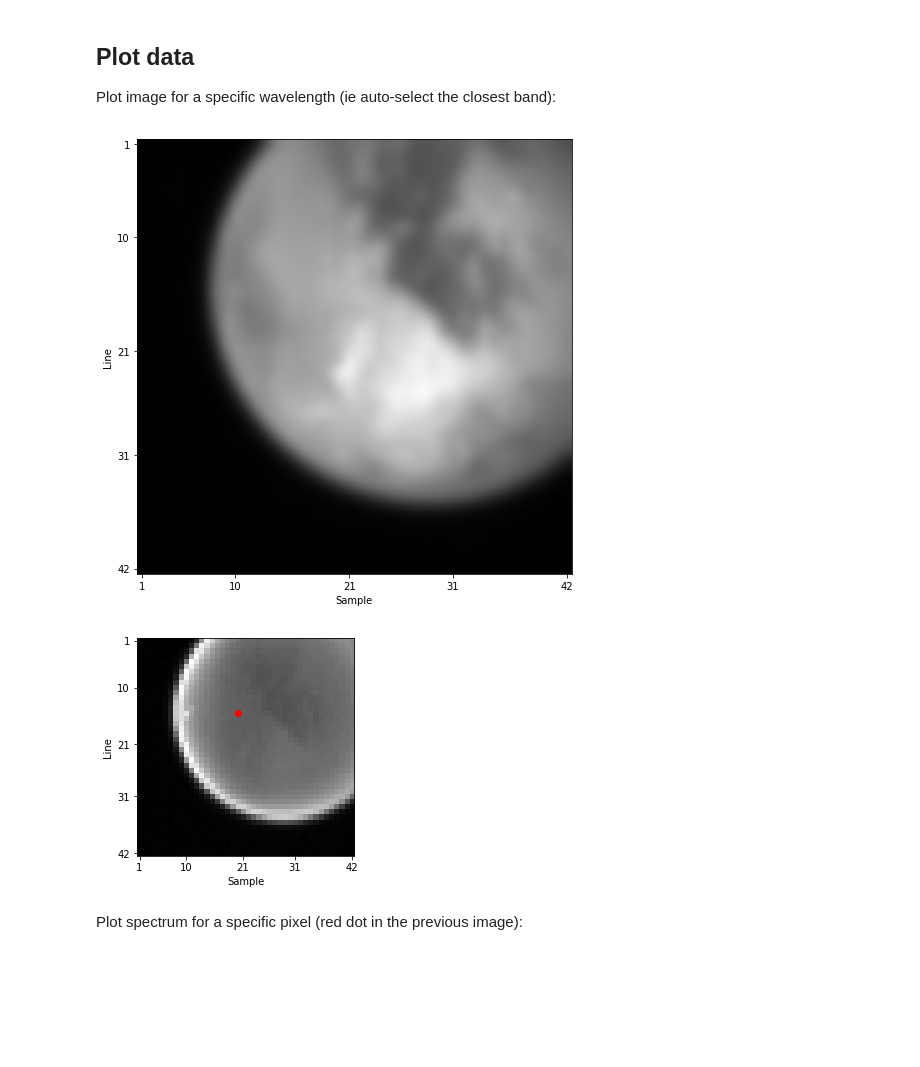
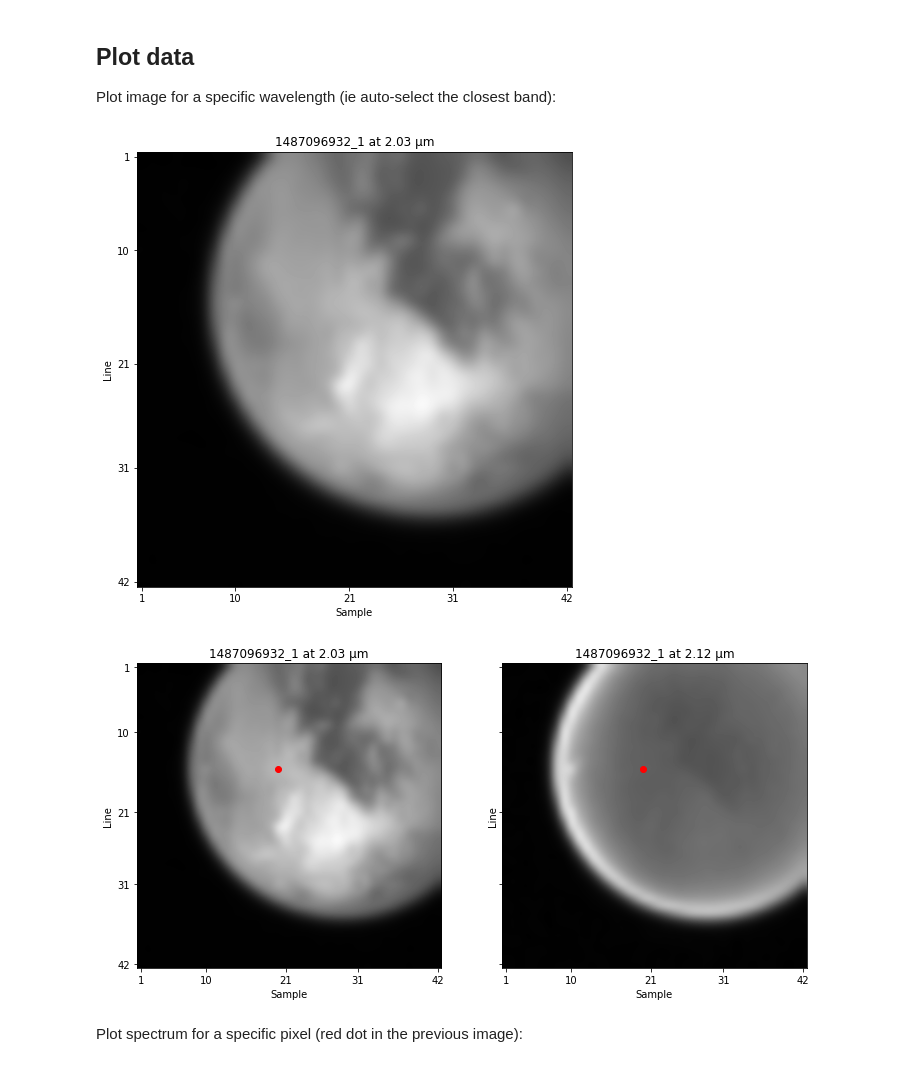
Before and after one commit to seignovert/pyvims, a Jupyter notebook: pyvims.ipynb, the cells around one changed output. Saved outputs shown, nothing was run; the diff lists cells and outputs as text; code cells hidden in the pictures; blank space fills up the shorter version.

Commit message:
Add image plot attribute

```diff
--- a/pyvims.ipynb
+++ b/pyvims.ipynb
@@ -34,6 +36,5 @@ for channel in ['vis', 'ir']:
 # %%
-cube = VIMS('1487096932_1')
-
+cube = VIMS('1487096932_1', root='./')
 cube
 # %% [output]
 VIMS cube: 1487096932_1 [ISIS3]
@@ -76,32 +77,20 @@ Date: 2005/02/14
 ## Plot data
 
 Plot image for a specific wavelength (ie auto-select the closest band):
-# %%
-img = cube.getImg(wvln=2.03)
-
-plt.figure(figsize=(8, 8))
-
-plt.imshow(img, cmap='gray', extent=cube.extent, interpolation='bicubic')
-
-plt.xticks(cube.sticks)
-plt.yticks(cube.lticks)
-
-plt.xlabel('Sample')
-plt.ylabel('Line');
-# %% [output]
-[figure, removed]
-# %%
-plt.imshow(cube.getImg(wvln=2.12), cmap='gray', extent=cube.extent)
-
-plt.plot(20, 15, 'ro')
-
-plt.xticks(cube.sticks)
-plt.yticks(cube.lticks)
-
-plt.xlabel('Sample')
-plt.ylabel('Line');
-# %% [output]
-[figure, removed]
+# %%
+cube.plot_wvln(2.03)
+# %% [output]
+[figure, added]
+# %%
+fig, axes = plt.subplots(1, 2, sharey=True, figsize=(12, 6))
+
+cube.plot_wvln(2.03, ax=axes[0])
+cube.plot_wvln(2.12, ax=axes[1])
+
+axes[0].plot(20, 15, 'ro');
+axes[1].plot(20, 15, 'ro');
+# %% [output]
+[figure, added]
 # %% [markdown]
 Plot spectrum for a specific pixel (red dot in the previous image):
 # %%
```
Also changed, not shown: parts of 2 cells of this notebook, 4 other files.
